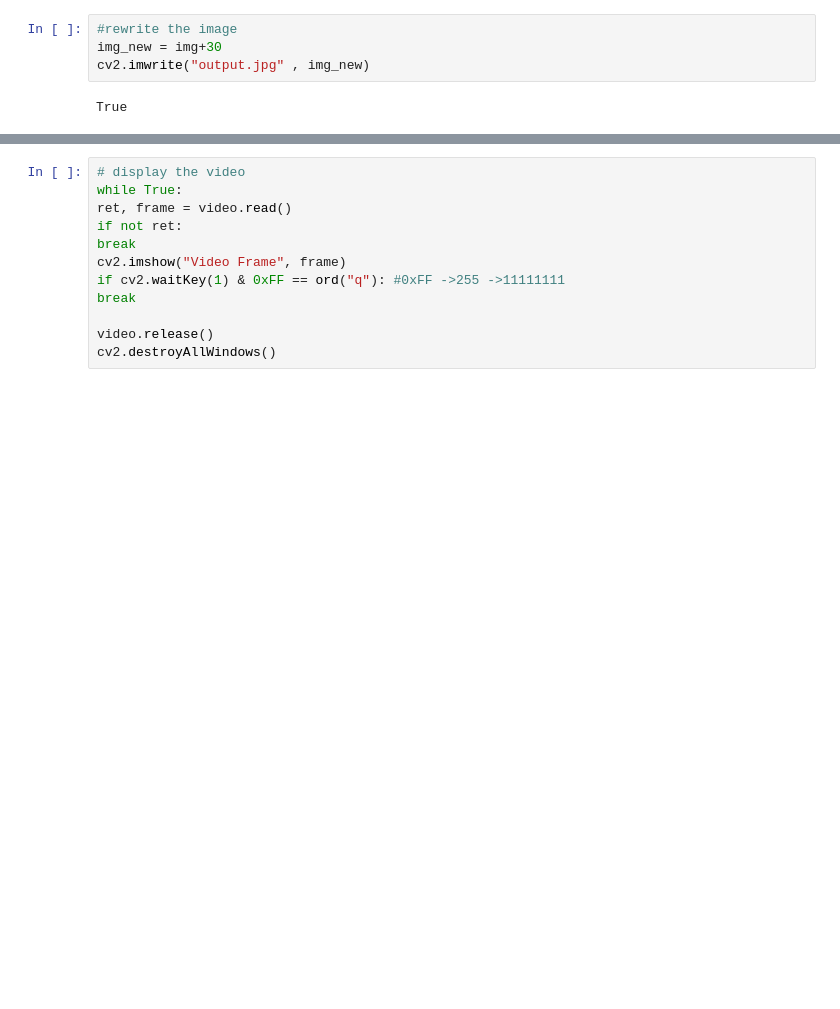
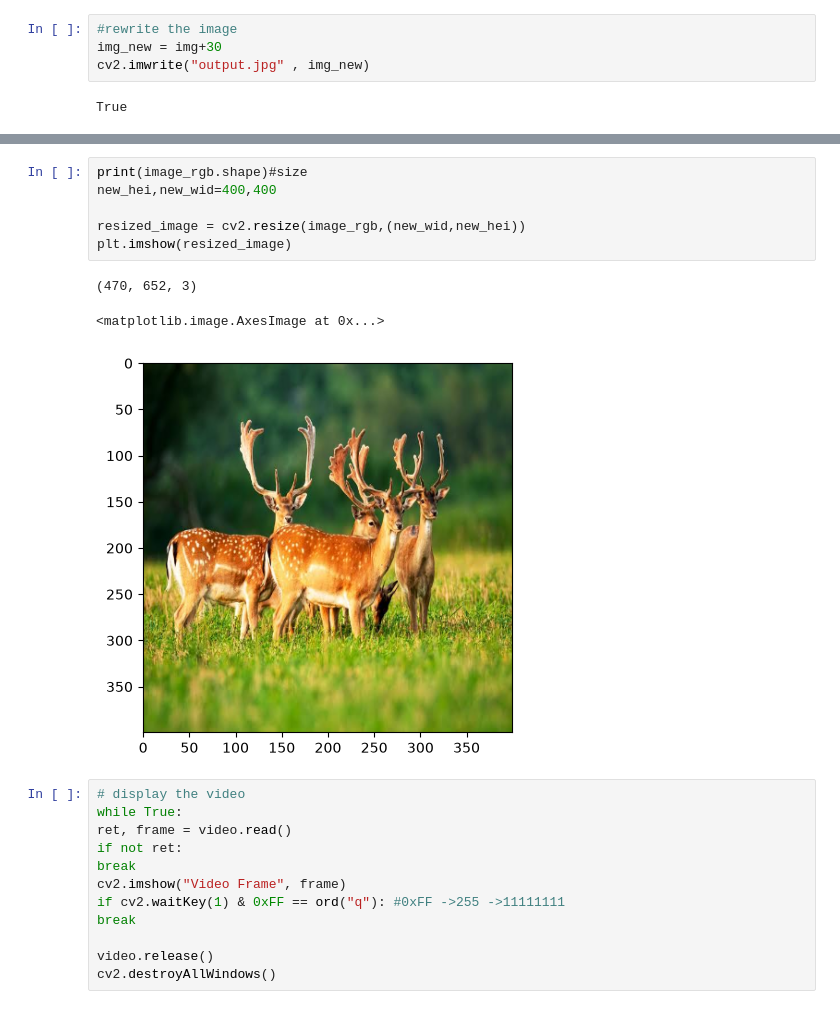
Before and after one commit to Yasuru-Dev/numpy-opencv-vision, a Jupyter notebook: opencv/Untitled.ipynb, the cells around one changed output, grey strips where cells are left out. Saved outputs shown, nothing was run; the diff lists cells and outputs as text; blank space fills up the shorter version.

```diff
--- a/opencv/Untitled.ipynb
+++ b/opencv/Untitled.ipynb
@@ -60,3 +68,13 @@ True
+# %%
+print(image_rgb.shape)#size
+new_hei,new_wid=400,400
+
+resized_image = cv2.resize(image_rgb,(new_wid,new_hei))
+plt.imshow(resized_image)
+# %% [output]
+(470, 652, 3)
+<matplotlib.image.AxesImage at 0x...>
+[figure, added]
 # %%
 # display the video
 while True:
```
Also changed, not shown: parts of 2 cells of this notebook, 1 other file.
